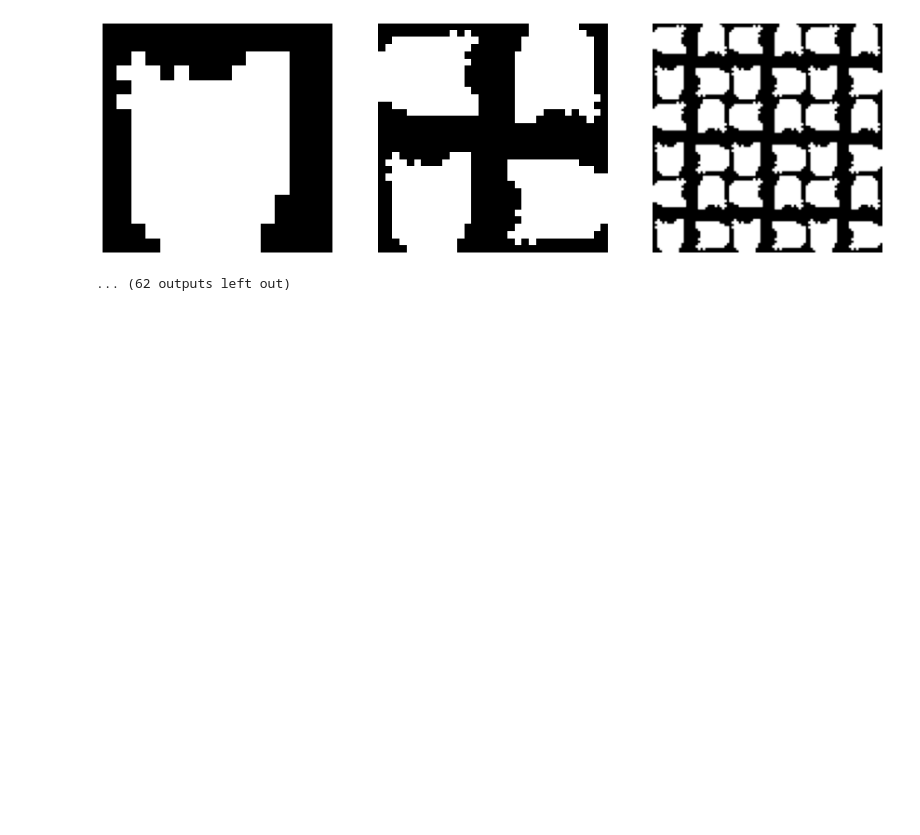
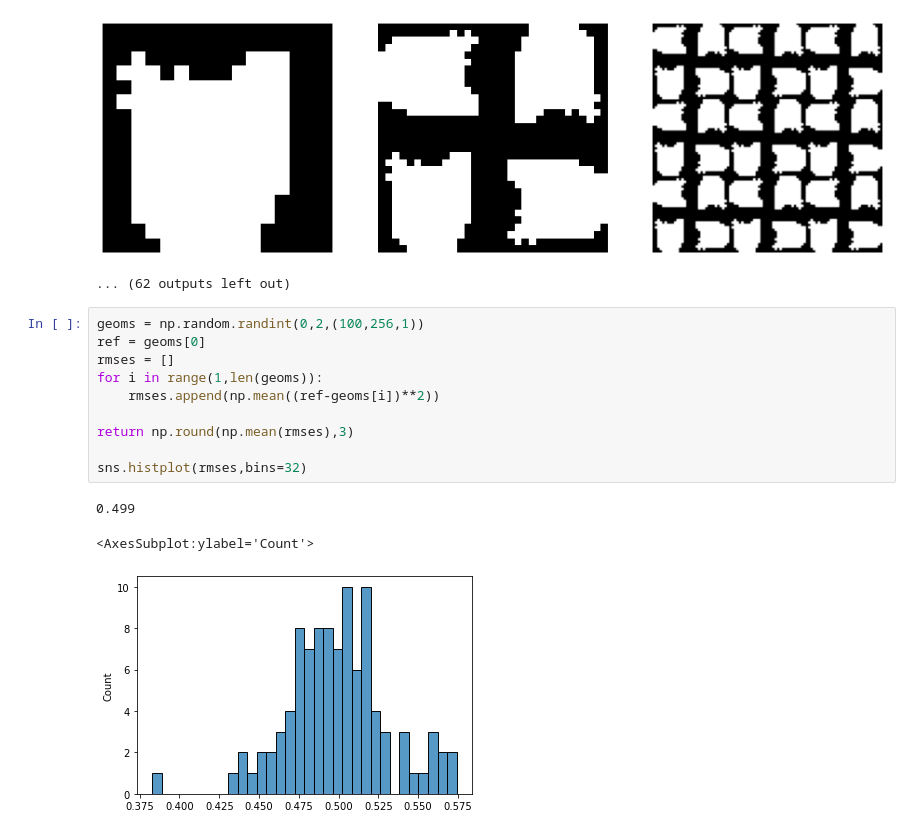
Before and after one commit to lucascbarbosa/INT, a Jupyter notebook: Manufatura Aditiva/Simulacao-GAN/pipeline/3- Machine_learning/GAN/GANv6(lucas).ipynb, the cells around one changed output. Drawn from its saved outputs; the diff is of its cells as text; blank space fills up the shorter version.

```diff
--- a/Manufatura Aditiva/Simulacao-GAN/pipeline/3- Machine_learning/GAN/GANv6(lucas).ipynb
+++ b/Manufatura Aditiva/Simulacao-GAN/pipeline/3- Machine_learning/GAN/GANv6(lucas).ipynb
@@ -960,3 +960,17 @@ Score: 1.00 Porosity: 0.57
 Score: 1.00 Porosity: 0.53
 [figure]
 ... (62 outputs left out)
+# %%
+geoms = np.random.randint(0,2,(100,256,1))
+ref = geoms[0]
+rmses = []
+for i in range(1,len(geoms)):
+    rmses.append(np.mean((ref-geoms[i])**2))
+
+return np.round(np.mean(rmses),3)
+
+sns.histplot(rmses,bins=32)
+# %% [output]
+0.499
+<AxesSubplot:ylabel='Count'>
+[figure, added]
```
